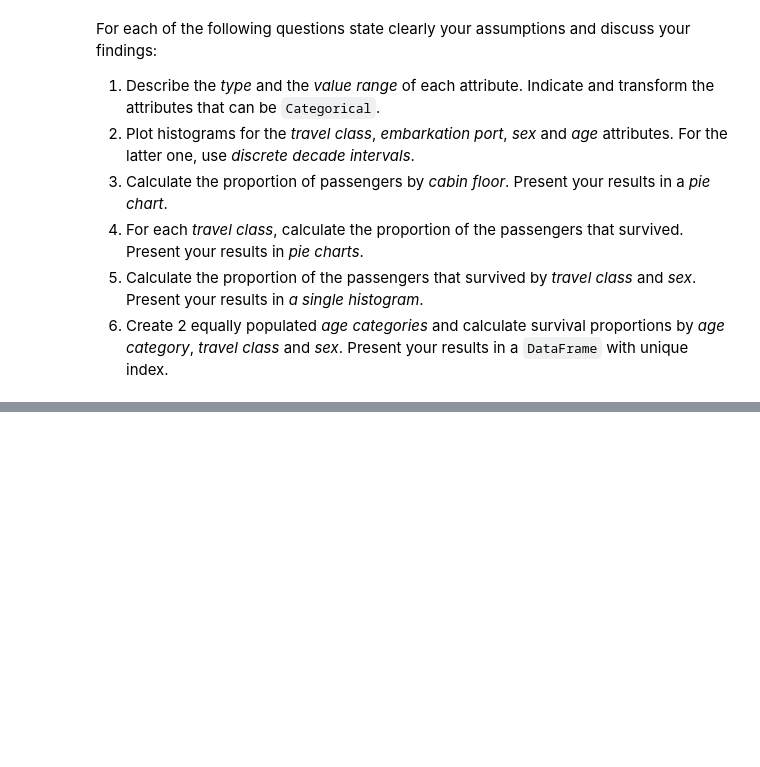
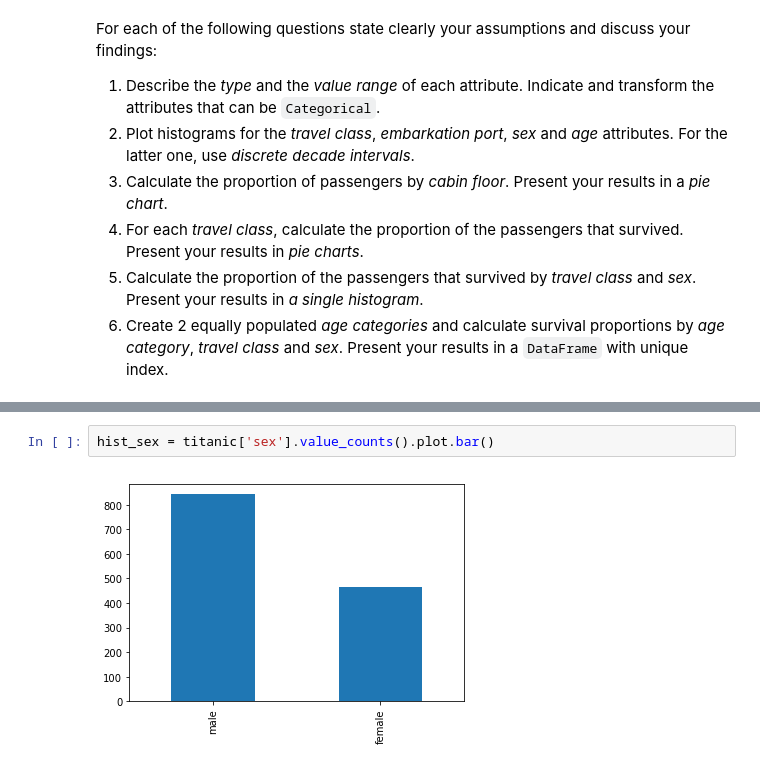
Before and after one commit to darioAnongba/EPFL-ADA, a Jupyter notebook: Labs/01 - Pandas and Data Wrangling/Homework 1.ipynb, the cells around one changed output, grey strips where cells are left out. Saved outputs shown, nothing was run; the diff lists cells and outputs as text; blank space fills up the shorter version.

```diff
--- a/Labs/01 - Pandas and Data Wrangling/Homework 1.ipynb
+++ b/Labs/01 - Pandas and Data Wrangling/Homework 1.ipynb
@@ -185,0 +262,4 @@ For each of the following questions state clearly your assumptions and discuss y
+# %%
+hist_sex = titanic['sex'].value_counts().plot.bar()
+# %% [output]
+[figure, added]
```
Also changed, not shown: parts of 19 cells of this notebook.
